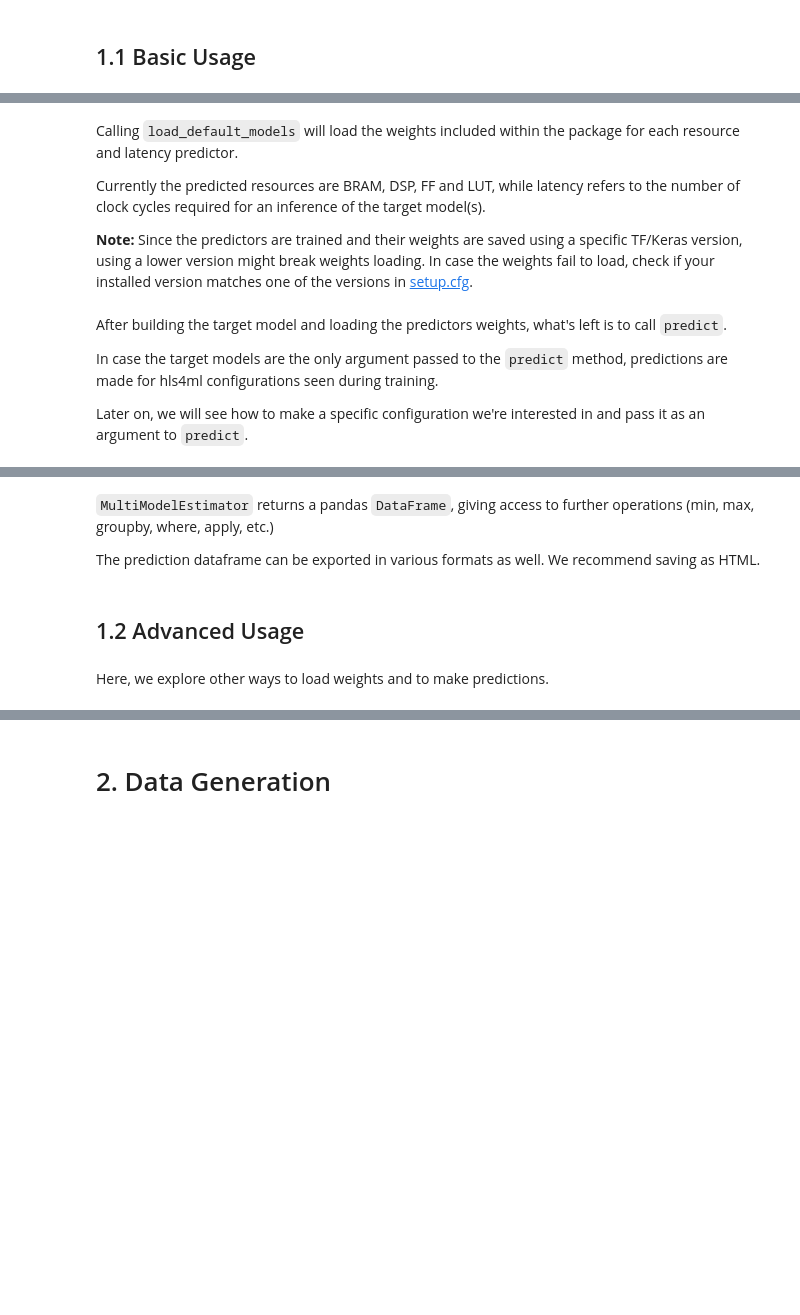
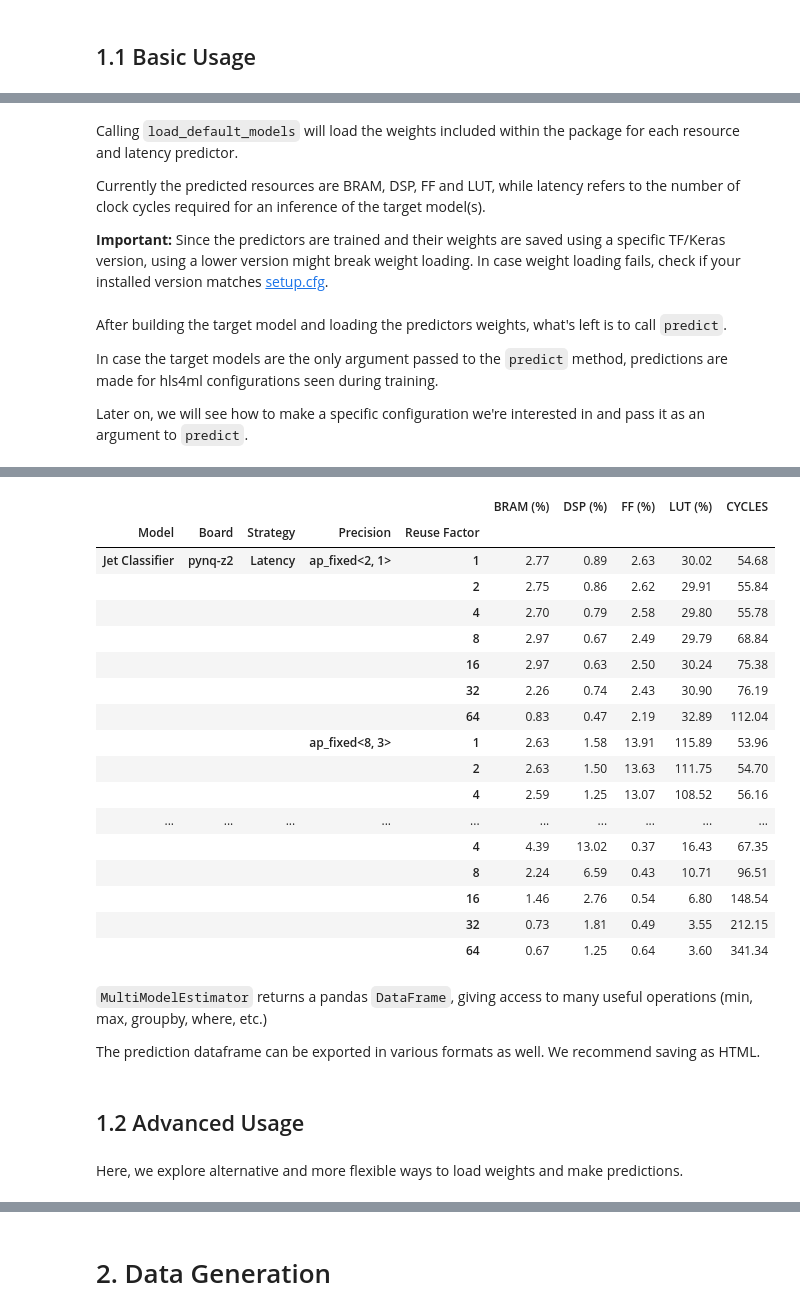
Before and after one commit to IMPETUS-UdeS/rule4ml, a Jupyter notebook: notebooks/tutorial.ipynb, the cells around one changed output, grey strips where cells are left out. Cells and saved outputs as stored; diff of their text form; code cells hidden in the pictures; blank space fills up the shorter version.

```diff
--- a/notebooks/tutorial.ipynb
+++ b/notebooks/tutorial.ipynb
@@ -67,7 +75,7 @@ Calling `load_default_models` will load the weights included within the package
 
 Currently the predicted resources are BRAM, DSP, FF and LUT, while latency refers to the number of clock cycles required for an inference of the target model(s).
 
-**Note:** Since the predictors are trained and their weights are saved using a specific TF/Keras version, using a lower version might break weights loading. In case the weights fail to load, check if your installed version matches one of the versions in [setup.cfg](https://github.com/IMPETUS-UdeS/rule4ml/blob/main/setup.cfg).
+**Important:** Since the predictors are trained and their weights are saved using a specific TF/Keras version, using a lower version might break weight loading. In case weight loading fails, check if your installed version matches [setup.cfg](https://github.com/IMPETUS-UdeS/rule4ml/blob/main/setup.cfg).
 # %%
 from rule4ml.models.estimators import MultiModelEstimator
 
@@ -82,7 +90,7 @@ In case the target models are the only argument passed to the `predict` method,
 Later on, we will see how to make a specific configuration we're interested in and pass it as an argument to `predict`.
 # %%
 # MultiModelEstimator predictions are formatted as a DataFrame
-prediction_df = estimator.predict(model_to_predict)
+prediction_df = estimator.predict(model_to_predict, verbose=1)
 
 # each row is unique in the groupby, mean() is only called to convert DataFrameGroupBy into a neatly organized DataFrame
 if not prediction_df.empty:
@@ -91,3 +99,4 @@ if not prediction_df.empty:
     ).mean()
 
 prediction_df
+# %% [output]
@@ -94,4 +108,22 @@ prediction_df
+|  |  |  |  |  | BRAM (%) | DSP (%) | FF (%) | LUT (%) | CYCLES |
+| Model | Board | Strategy | Precision | Reuse Factor |  |  |  |  |  |
+| Jet Classifier | pynq-z2 | Latency | ap_fixed<2, 1> | 1 | 2.77 | 0.89 | 2.63 | 30.02 | 54.68 |
+|  |  |  |  | 2 | 2.75 | 0.86 | 2.62 | 29.91 | 55.84 |
+|  |  |  |  | 4 | 2.70 | 0.79 | 2.58 | 29.80 | 55.78 |
+|  |  |  |  | 8 | 2.97 | 0.67 | 2.49 | 29.79 | 68.84 |
+|  |  |  |  | 16 | 2.97 | 0.63 | 2.50 | 30.24 | 75.38 |
+|  |  |  |  | 32 | 2.26 | 0.74 | 2.43 | 30.90 | 76.19 |
+|  |  |  |  | 64 | 0.83 | 0.47 | 2.19 | 32.89 | 112.04 |
+|  |  |  | ap_fixed<8, 3> | 1 | 2.63 | 1.58 | 13.91 | 115.89 | 53.96 |
+|  |  |  |  | 2 | 2.63 | 1.50 | 13.63 | 111.75 | 54.70 |
+|  |  |  |  | 4 | 2.59 | 1.25 | 13.07 | 108.52 | 56.16 |
+| ... | ... | ... | ... | ... | ... | ... | ... | ... | ... |
+|  |  |  |  | 4 | 4.39 | 13.02 | 0.37 | 16.43 | 67.35 |
+|  |  |  |  | 8 | 2.24 | 6.59 | 0.43 | 10.71 | 96.51 |
+|  |  |  |  | 16 | 1.46 | 2.76 | 0.54 | 6.80 | 148.54 |
+|  |  |  |  | 32 | 0.73 | 1.81 | 0.49 | 3.55 | 212.15 |
+|  |  |  |  | 64 | 0.67 | 1.25 | 0.64 | 3.60 | 341.34 |
 # %% [markdown]
-`MultiModelEstimator` returns a pandas `DataFrame`, giving access to further operations (min, max, groupby, where, apply, etc.)
+`MultiModelEstimator` returns a pandas `DataFrame`, giving access to many useful operations (min, max, groupby, where, etc.)
 
 The prediction dataframe can be exported in various formats as well. We recommend saving as HTML.
@@ -107,7 +137,7 @@ prediction_df.to_html("keras_example.html")
 # %% [markdown]
 ## 1.2 Advanced Usage <a class="anchor" id="advanced-usage"></a>
 # %% [markdown]
-Here, we explore other ways to load weights and to make predictions.
+Here, we explore alternative and more flexible ways to load weights and make predictions.
 # %%
 import itertools
 
```
Also changed, not shown: parts of 34 cells of this notebook, 7 other files.
